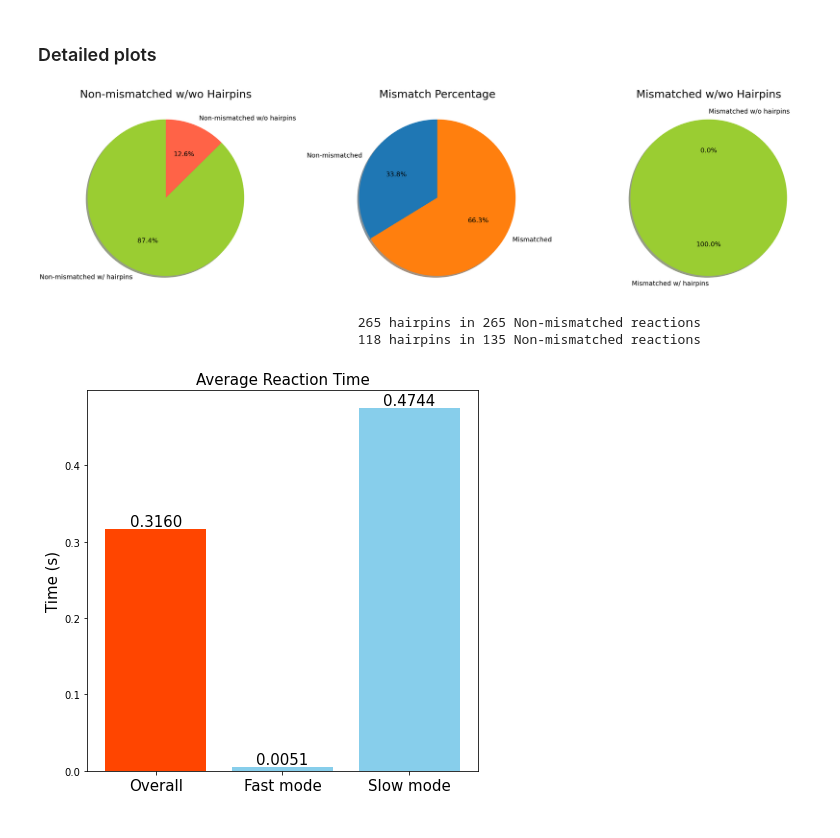
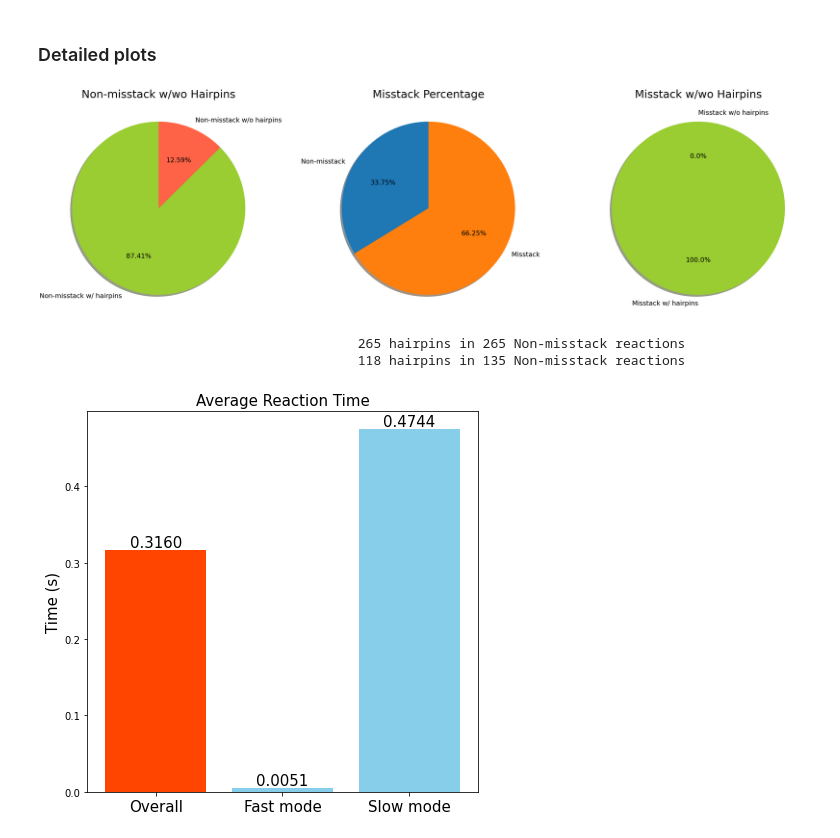
Before and after one commit to chenwei-zhang/ViDa, a Jupyter notebook: vida/threestrand_note_stats.ipynb, the cells around one changed output. Drawn from its saved outputs; the diff is of its cells as text; code cells hidden in the pictures.

```diff
--- a/vida/threestrand_note_stats.ipynb
+++ b/vida/threestrand_note_stats.ipynb
@@ -313,44 +370,44 @@ The average time of Mismatched reactions with hairpins: 0.4744173482421933
 # %%
 import matplotlib.pyplot as plt
 
 # Data for the first pie chart
-labels1 = ['Non-mismatched', 'Mismatched']
+labels1 = ['Non-misstack', 'Misstack']
 sizes1 = [traj_no_mismatch.shape[0], traj_mismatch.shape[0]]
 
 # Data for the second pie chart
-label2 = ['Non-mismatched w/ hairpins', 'Non-mismatched w/o hairpins']
+label2 = ['Non-misstack w/ hairpins', 'Non-misstack w/o hairpins']
 size2 = [hp_nonmismatch_index.shape[0], traj_no_mismatch.shape[0] - hp_nonmismatch_index.shape[0]]
 
 # Data for the third pie chart
-label3 = ['Mismatched w/ hairpins', 'Mismatched w/o hairpins']
+label3 = ['Misstack w/ hairpins', 'Misstack w/o hairpins']
 size3 = [hp_mismatch_index.shape[0], traj_mismatch.shape[0] - hp_mismatch_index.shape[0]]
 
 
 fig, ax = plt.subplots(1, 3, figsize=(50, 30))
 # First pie chart
 color_hairpin = ['yellowgreen', 'tomato']
-ax[0].pie(size2, labels=label2, autopct='%1.1f%%', shadow=True, startangle=90,  colors=color_hairpin, textprops={'fontsize': 30})
-ax[0].set_title('Non-mismatched w/wo Hairpins')
+ax[0].pie(size2, labels=label2, autopct='%1.2f%%', shadow=True, startangle=90,  colors=color_hairpin, textprops={'fontsize': 30})
+ax[0].set_title('Non-misstack w/wo Hairpins')
 ax[0].title.set_size(50)
 # Second pie chart
-ax[1].pie(sizes1, labels=labels1, autopct='%1.1f%%', shadow=True, startangle=90, textprops={'fontsize': 30})
-ax[1].set_title('Mismatch Percentage')
+ax[1].pie(sizes1, labels=labels1, autopct='%1.2f%%', shadow=True, startangle=90, textprops={'fontsize': 30})
+ax[1].set_title('Misstack Percentage')
 # title size
 ax[1].title.set_size(50)
 # Third pie chart
 ax[2].pie(size3, labels=label3, autopct='%1.1f%%', shadow=True, startangle=90, colors=color_hairpin, textprops={'fontsize': 30})
-ax[2].set_title('Mismatched w/wo Hairpins')
+ax[2].set_title('Misstack w/wo Hairpins')
 ax[2].title.set_size(50)
 # Adjust the layout to prevent overlap
 plt.tight_layout()
 plt.show()
 
-print(f'                                         {np.where(hairpinInmismatch==1)[0].shape[0]} hairpins in {traj_mismatch.shape[0]} Non-mismatched reactions')
-print(f'                                         {np.where(hairpinInmatch==1)[0].shape[0]} hairpins in {traj_no_mismatch.shape[0]} Non-mismatched reactions')
+print(f'                                         {np.where(hairpinInmismatch==1)[0].shape[0]} hairpins in {traj_mismatch.shape[0]} Non-misstack reactions')
+print(f'                                         {np.where(hairpinInmatch==1)[0].shape[0]} hairpins in {traj_no_mismatch.shape[0]} Non-misstack reactions')
 # %% [output]
-[figure, old version]
+[figure, new version]
-                                         265 hairpins in 265 Non-mismatched reactions
-                                         118 hairpins in 135 Non-mismatched reactions
+                                         265 hairpins in 265 Non-misstack reactions
+                                         118 hairpins in 135 Non-misstack reactions
 # %%
 fig, ax = plt.subplots(figsize=(7,7))
 time_names = ['Overall', 'Fast mode', 'Slow mode']
```
Also changed, not shown: parts of 31 cells of this notebook, 3 other files.
